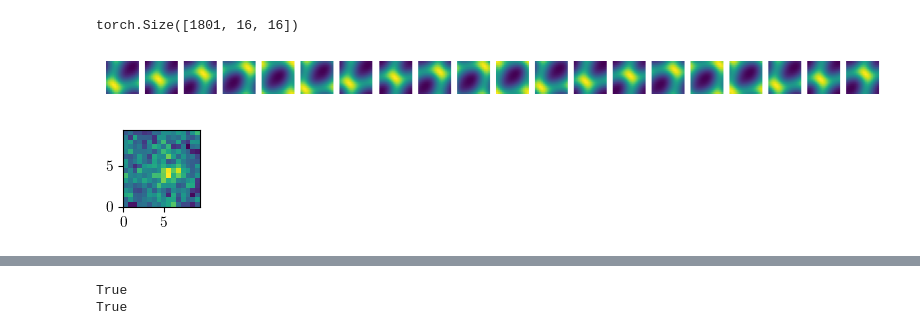
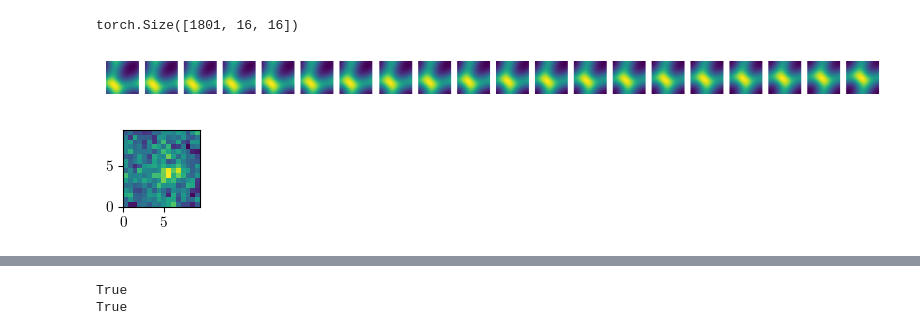
Before and after one commit to graps1/convolutional-edmd, a Jupyter notebook: ks2d.ipynb, the cells around one changed output, grey strips where cells are left out. Saved outputs shown, nothing was run; the diff lists cells and outputs as text; code cells hidden in the pictures.

```diff
--- a/ks2d.ipynb
+++ b/ks2d.ipynb
@@ -9,8 +9,8 @@ plt.rcParams.update({
     "font.size": 11
 })
 
-# SETTING = "low_data"
-SETTING = "high_data"
+SETTING = "low_data"
+# SETTING = "high_data"
 assert SETTING in ["low_data", "high_data"]
 
 d = torch.tensor( np.load("ks2d_long.npy") )
@@ -18,34 +18,34 @@ print(d.shape)
 
 d_test = d[1600:-1,:,:]
 if SETTING == "high_data": d_train = d[900:1200,:,:]
 else: d_train = d[900:920,:,:]
 
 L = 3 * np.pi
 dt = 1
 N_train = d_train.shape[0]
 N_test = d_test.shape[0]
 n = d.shape[1]
 vmin = d.min()
 vmax = d.max()
 
 N_plots = 20
 fig, ax = plt.subplots(1,N_plots,figsize=(10,2))
 for j in range(N_plots):
     ax[j].imshow(d_train[int(N_train*(j/N_plots)),:,:].numpy())
     ax[j].set_axis_off()
 
 plt.show()
 
 fig, ax = plt.subplots(1, 1, figsize=(1,1))
 d0 = torch.tensor( np.load("ks2d_initial.npy") )
 d0 = d0[::d0.shape[0]//d.shape[1], ::d0.shape[1]//d.shape[2]]
 ax.imshow(d0, extent=[0,L,0,L])
 
 fig.savefig(f"plots/initial_data.pdf", bbox_inches='tight')
 plt.show()
 # %% [output]
 torch.Size([1801, 16, 16])
-[figure, old version]
+[figure, new version]
 [figure]
 # %%
 n_centers = 10
```
Also changed, not shown: parts of 4 cells of this notebook, 9 other files.
